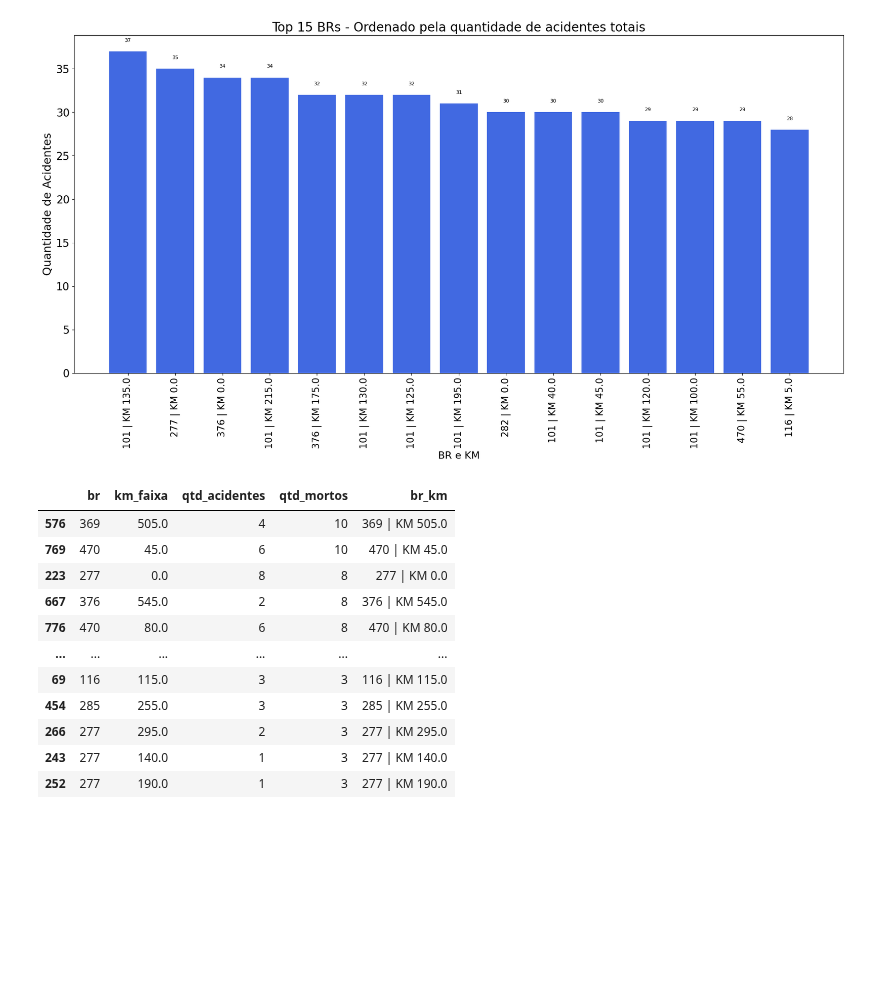
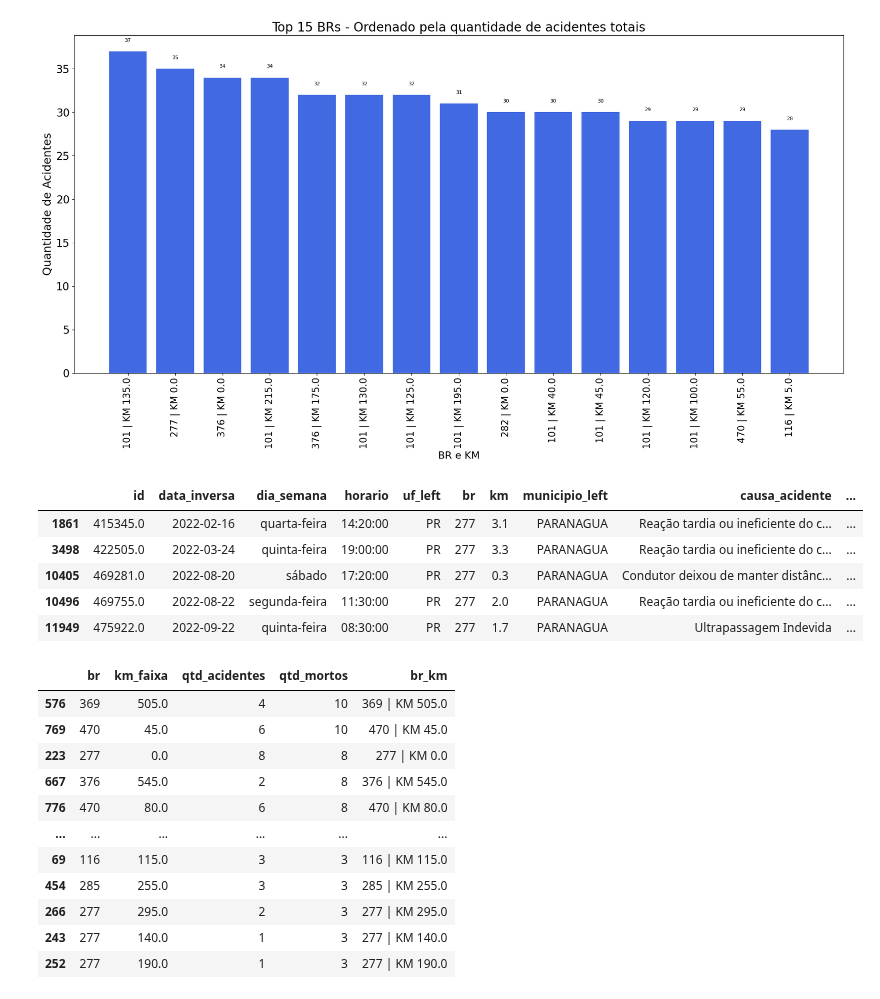
Before and after one commit to adrianop/dataScience, a Jupyter notebook: analise espacial/3 - abordagem_com_radares.ipynb, the cells around one changed output. Cells and saved outputs as stored; diff of their text form; code cells hidden in the pictures; blank space fills up the shorter version.

```diff
--- a/analise espacial/3 - abordagem_com_radares.ipynb
+++ b/analise espacial/3 - abordagem_com_radares.ipynb
@@ -631,3 +697,18 @@ plt.tight_layout()
 plt.show()
 # %% [output]
 [figure]
+# %%
+dados_mapa = acidentes_proximos[
+    (acidentes_proximos["radar_ativo_no_acidente"] == False) &
+    (acidentes_proximos["tem_radar_proximo"] == False) &
+    (acidentes_proximos["br"] == 277) &
+    #(acidentes_proximos["mortos"] > 0) &
+    (acidentes_proximos["km"].between(0.0, 4.9))]
+dados_mapa.head()
+# %% [output]
+|  | id | data_inversa | dia_semana | horario | uf_left | br | km | municipio_left | causa_acidente | ... |
+| 1861 | 415345.0 | 2022-02-16 | quarta-feira | 14:20:00 | PR | 277 | 3.1 | PARANAGUA | Reação tardia ou ineficiente do c... | ... |
+| 3498 | 422505.0 | 2022-03-24 | quinta-feira | 19:00:00 | PR | 277 | 3.3 | PARANAGUA | Reação tardia ou ineficiente do c... | ... |
+| 10405 | 469281.0 | 2022-08-20 | sábado | 17:20:00 | PR | 277 | 0.3 | PARANAGUA | Condutor deixou de manter distânc... | ... |
+| 10496 | 469755.0 | 2022-08-22 | segunda-feira | 11:30:00 | PR | 277 | 2.0 | PARANAGUA | Reação tardia ou ineficiente do c... | ... |
+| 11949 | 475922.0 | 2022-09-22 | quinta-feira | 08:30:00 | PR | 277 | 1.7 | PARANAGUA | Ultrapassagem Indevida | ... |
```
Also changed, not shown: parts of 10 cells of this notebook, 10 other files.
